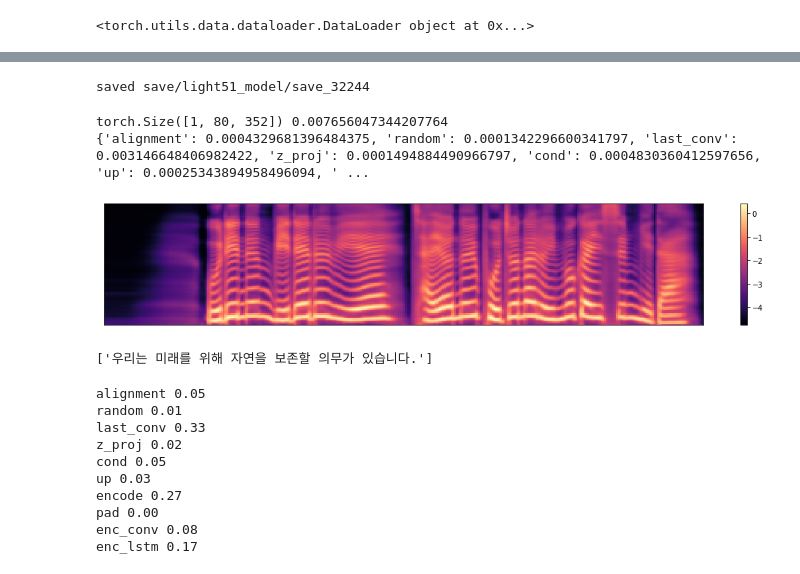
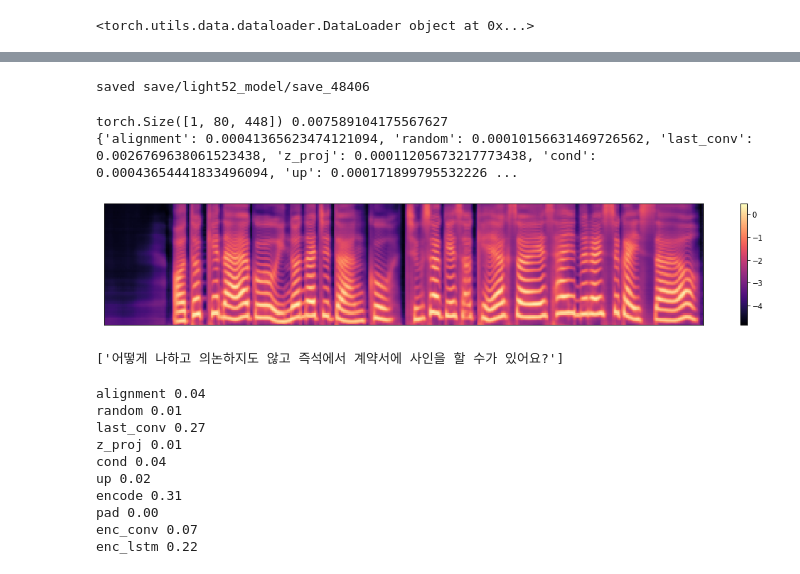
Before and after one commit to scpark20/kimchi-tts, a Jupyter notebook: light52_model.ipynb, the cells around one changed output, grey strips where cells are left out. Saved outputs shown, nothing was run; the diff lists cells and outputs as text; code cells hidden in the pictures.

```diff
--- a/light52_model.ipynb
+++ b/light52_model.ipynb
@@ -47,7 +48,7 @@ model = Model(stt_hparams, tts_hparams)
 model = model.cuda()
 optimizer = torch.optim.Adam(model.parameters(), lr=tts_hparams.lr, weight_decay=tts_hparams.weight_decay)
 
-step = 0
+step = 19713
 
 size = sizeof_fmt(4 * sum(p.numel() for p in model.parameters()))
 print(f"Model size {size}")
@@ -61,7 +62,7 @@ print(f"MelEncoder size {size}")
 size = sizeof_fmt(4 * sum(p.numel() for p in model.tts.mel_decoder.parameters()))
 print(f"MelDecoder size {size}")
 
-if False:
+if True:
     model, optimizer, step = logger.load(step, model, optimizer)
 print(step)
 
@@ -131,7 +133,7 @@ while(True):
                   'tts :', '%0.4f' % tts_outputs['loss'].item(),
                   'recon :', '%0.4f' % tts_outputs['recon_loss'].item(),
                   'kl :', '%0.4f' % tts_outputs['kl_loss'].item(),
-                  'beta :', '%0.4f' % model.beta.item())
+                  'beta :', '%0.4f' % model.beta)
 
 
         if step % 100 == 0:
@@ -139,7 +141,7 @@ while(True):
             logger.log(step, 'tts_loss', tts_outputs['loss'].item())
             logger.log(step, 'recon_loss', tts_outputs['recon_loss'].item())
             logger.log(step, 'kl_loss', tts_outputs['kl_loss'].item())
-            logger.log(step, 'beta', model.beta.item())
+            logger.log(step, 'beta', model.beta)
 
         if step % 100 == 0:
             display.clear_output()
@@ -202,43 +225,43 @@ elapsed time : 0.008470892906188965
 # %%
 logger.save(step, model, optimizer)
 # %% [output]
-saved save/light51_model/save_32244
+saved save/light52_model/save_48406
 # %%
 import matplotlib.pyplot as plt
 import librosa.display
 import numpy as np
 import time
 
 for batch in train_loader:
     batch = to_cuda(batch)
     break
 
 model.eval()
 with torch.no_grad():
     index = 0
     times = []
     for _ in range(100):
         t0 = time.time()
-        samples, time_dict = model.inference(batch['text'][0:1], None, None, temperature=0.1)
+        samples, time_dict = model.inference(batch['text'][0:1], None, None, temperature=0.7)
         t1 = time.time()
         times.append(t1 - t0)
     times = np.array(times)
     print(samples.shape, np.mean(times))
     print(time_dict)
 
     plt.figure(figsize=[18, 3])
     _s = samples.data.cpu().numpy()
     librosa.display.specshow(_s[index])
     plt.colorbar()
     plt.show()
 # %% [output]
-torch.Size([1, 80, 352]) 0.007656047344207764
-{'alignment': 0.0004329681396484375, 'random': 0.0001342296600341797, 'last_conv': 0.003146648406982422, 'z_proj': 0.0001494884490966797, 'cond': 0.0004830360412597656, 'up': 0.00025343894958496094, ' ...
+torch.Size([1, 80, 448]) 0.007589104175567627
+{'alignment': 0.00041365623474121094, 'random': 0.00010156631469726562, 'last_conv': 0.0026769638061523438, 'z_proj': 0.00011205673217773438, 'cond': 0.00043654441833496094, 'up': 0.000171899795532226 ...
-[figure, old version]
+[figure, new version]
 # %%
 batch['strings'][0:1]
 # %% [output]
-['우리는 미래를 위해 자연을 보존할 의무가 있습니다.']
+['어떻게 나하고 의논하지도 않고 즉석에서 계약서에 사인을 할 수가 있어요?']
 # %%
 time_sum = 0
 for key in time_dict.keys():
@@ -247,16 +270,16 @@ for key in time_dict.keys():
 for key in time_dict.keys():
     print(key, '%0.2f' % (time_dict[key] / time_sum))
 # %% [output]
-alignment 0.05
+alignment 0.04
 random 0.01
-last_conv 0.33
-z_proj 0.02
-cond 0.05
-up 0.03
-encode 0.27
+last_conv 0.27
+z_proj 0.01
+cond 0.04
+up 0.02
+encode 0.31
 pad 0.00
-enc_conv 0.08
-enc_lstm 0.17
+enc_conv 0.07
+enc_lstm 0.22
 # %%
 def denormalize(x):
     return 10 ** x
```
Also changed, not shown: parts of 5 cells of this notebook, 2 other files.
